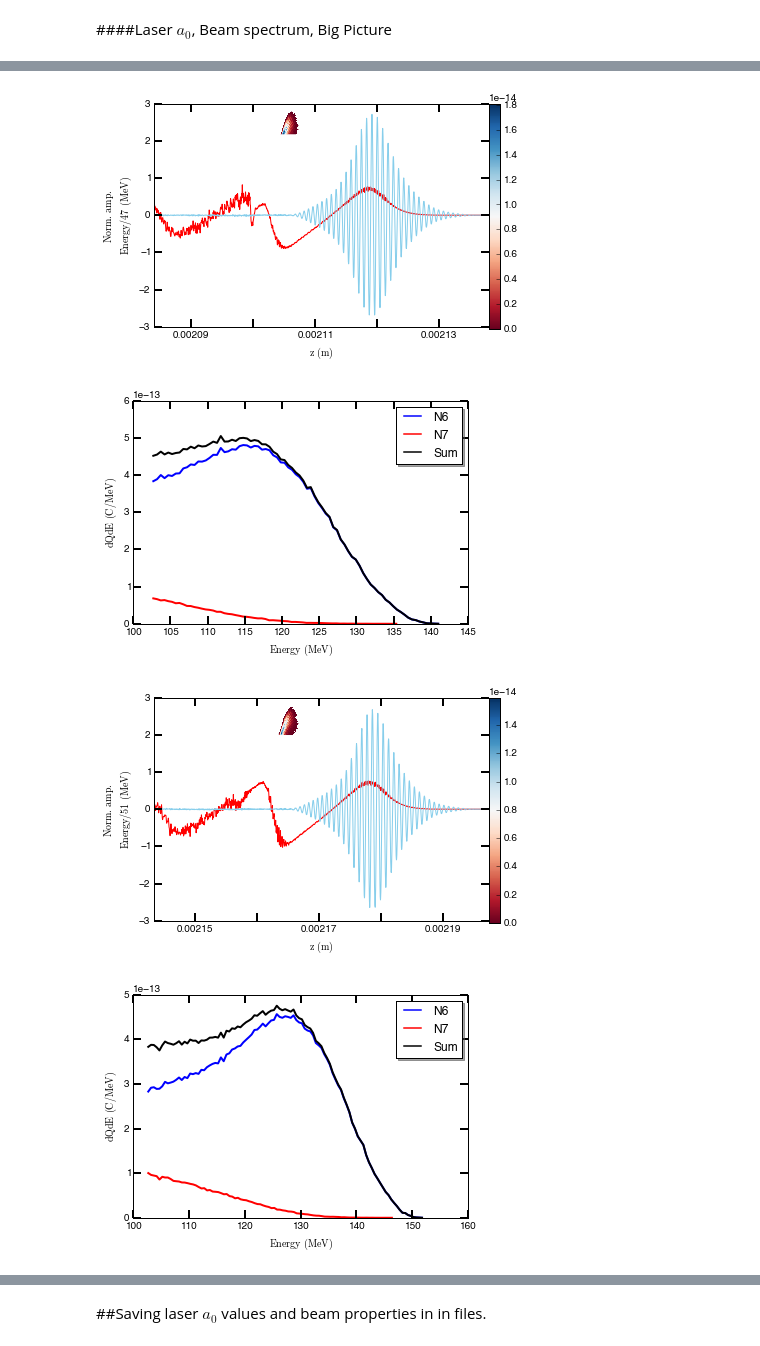
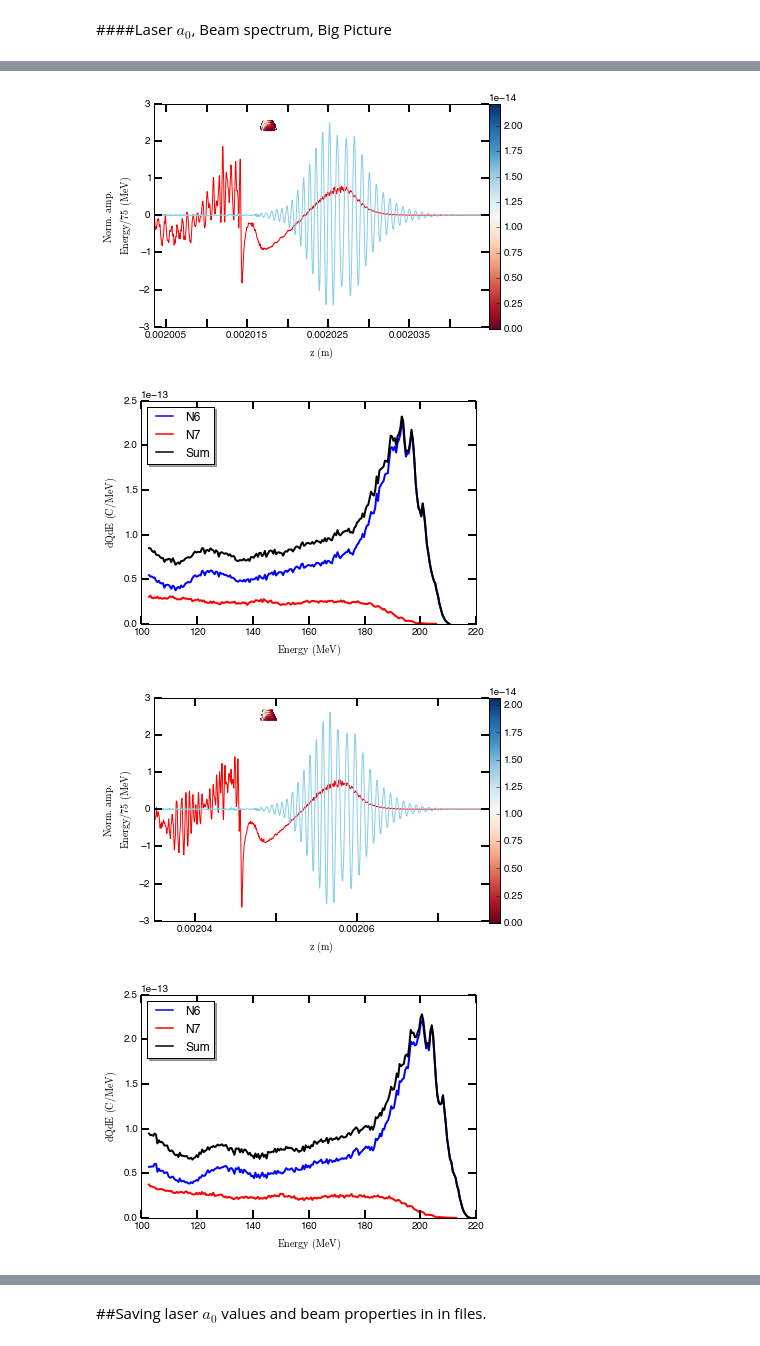
Before and after one commit to kcirtap2014/LPA_PDB_diagnostics, a Jupyter notebook: quickstart_notebook/quickstart_multiple.ipynb, the cells around one changed output, grey strips where cells are left out. Saved outputs shown, nothing was run; the diff lists cells and outputs as text; code cells hidden in the pictures.

```diff
--- a/quickstart_notebook/quickstart_multiple.ipynb
+++ b/quickstart_notebook/quickstart_multiple.ipynb
@@ -25,8 +25,8 @@ Here we define some of the laser plasma parameters.
 lambda0 = 0.8e-6
 w0 = 2*np.pi*c/lambda0
 laser_waist = 20e-6
-plasma_dens = 4.147e24
-plasma_length = 4.e-3
+plasma_dens = 8e24
+plasma_length = 3.5e-3
 wp = np.sqrt(plasma_dens * e**2/ (epsilon_0 * m_e))
 lambda_plasma = 2*np.pi*c/wp
 circ_m = 1
@@ -36,8 +36,8 @@ Here we define the necessary numerical parameters for the analysis
 # %%
 #longitudinal direction
 zmax = 2*lambda0
-zmin = zmax - 3.3*lambda_plasma
-nzplambda = 40
+zmin = zmax - 3.5*lambda_plasma
+nzplambda = 25
 w_size = zmax - zmin
 Nz = int(w_size*nzplambda/lambda0)
 dz = w_size/Nz
@@ -63,8 +63,8 @@ cdt = 1./np.sqrt((1 + circ_alpha)/dx**2 + 1./dz**2)
 # %%
 inf = 0
 sup = 0
-period_int = 3000
-period_ext = 3000
+period_int = 1000
+period_ext = 1000
 val = values( inf, sup, period_int, period_ext, plasma_length/cdt )
 longitudinal_position = np.array(val)*cdt
 # %% [markdown]
@@ -90,8 +90,6 @@ for i, v in enumerate(val):
 # %% [markdown]
 ####Laser $a_0$, Beam spectrum, Big Picture
 # %%
-l_particle = True
-l_a0 = False
 #preparing some empty arrays
 a0 = []
 z_a0 = []
@@ -104,11 +102,17 @@ divy = []
 charge = []
 ROI_peak = []
 E_peak = []
+zstd = []
+xstd = []
 
 last = len(val)
 first  = int(2.e-3/dz/period_int) #round off to the nearest 1000
 
-for index in range( first, last ):
+for index in range( 0, last ):
+    if index>=first:
+        l_particle=True
+    else:
+        l_particle=False
 
     f = FieldInstant( field[index], np.pi/2,
                  quantities= ["E", "zfield"] )
@@ -198,6 +202,14 @@ for index in range( first, last ):
         divx.append( t_divx )
         divy.append( t_divy )
 
+        #Analyze beam length
+        t_zstd = wstd( c_all_particles[qdict["z"]],  c_all_particles[qdict["w"]])
+        zstd.append(t_zstd)
+
+        #Analyze transverse beam length
+        t_xstd = wstd( c_all_particles[qdict["x"]],  c_all_particles[qdict["w"]])
+        xstd.append(t_xstd)
+
         # Analyze beam charge
         t_charge = beam_charge(c_all_particles[qdict["w"]])
 
@@ -229,4 +241,4 @@ A file named Normalized_Fields_204000.hdf5 in /Volumes/Orsay/Nitrogen_hump/Nitro
-[figure, old version]
+[figure, new version]
-[figure, old version]
+[figure, new version]
-[figure, old version]
+[figure, new version]
-[figure, old version]
+[figure, new version]
```
Also changed, not shown: parts of 5 cells of this notebook, 3 other files.
